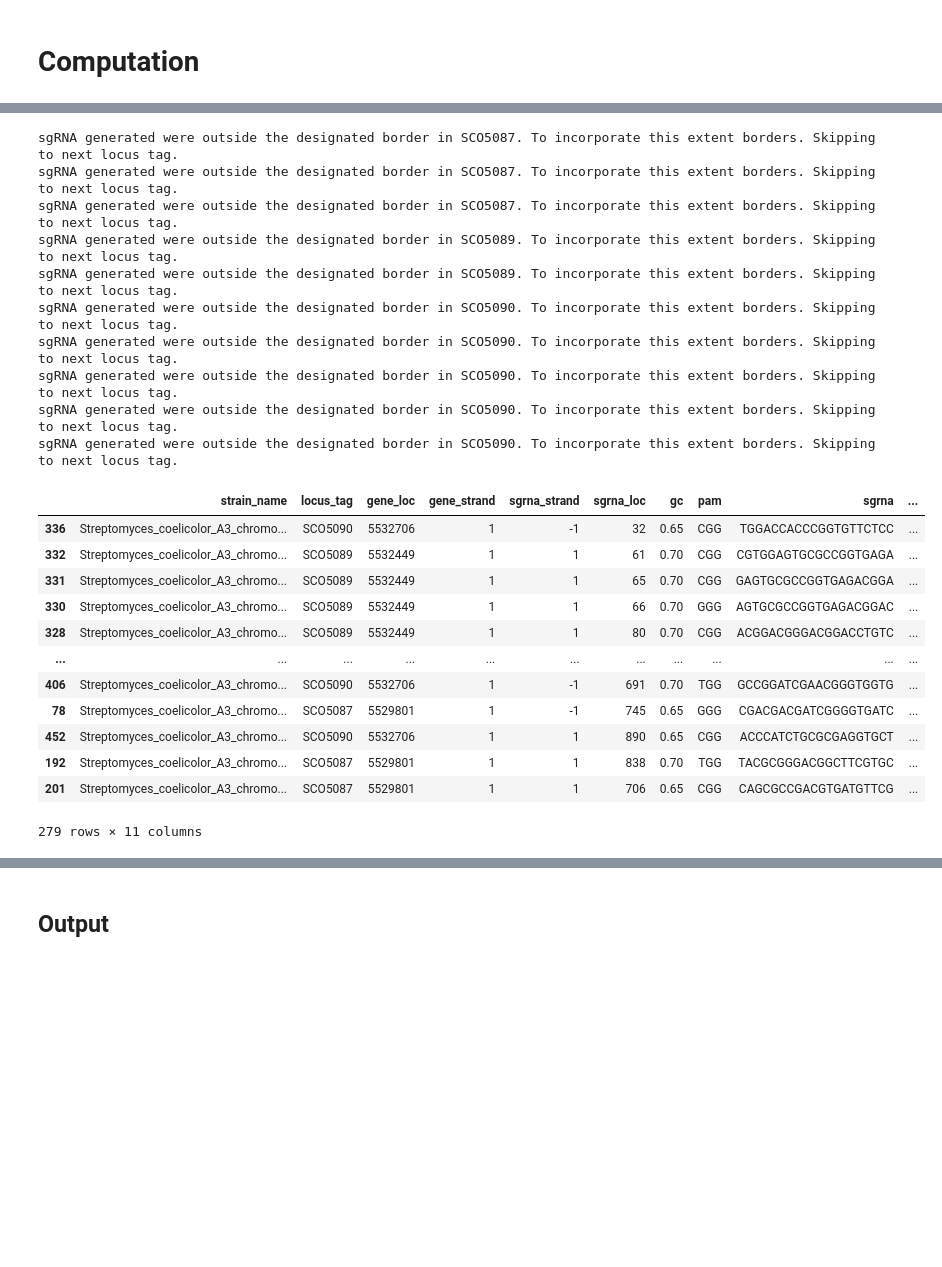
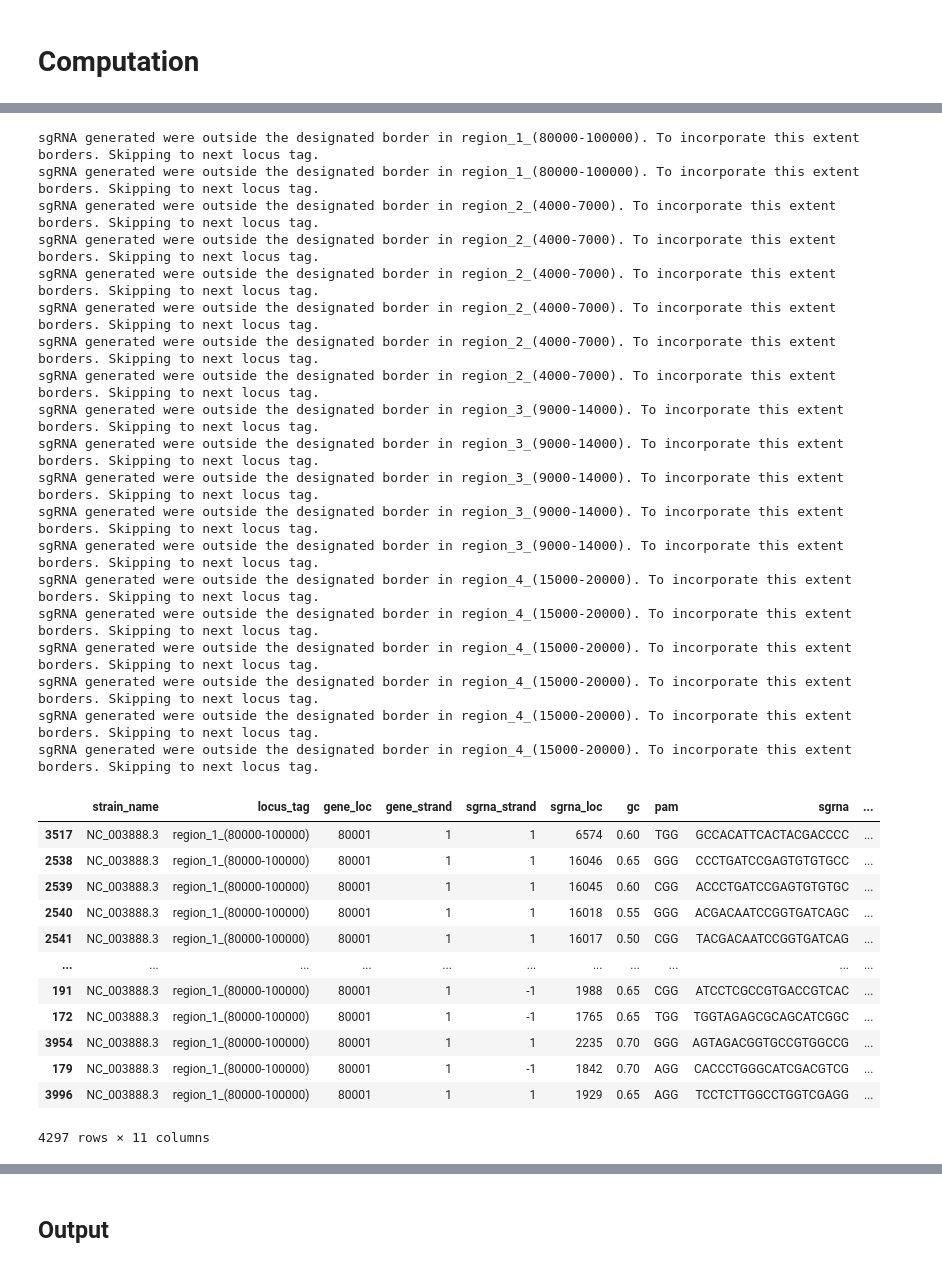
Before and after one commit to hiyama341/streptocad, a Jupyter notebook: notebooks/app_workflows/W5_CRISPR-cas9-inframe-deletion_random_sized_deletion.ipynb, the cells around one changed output, grey strips where cells are left out. Drawn from its saved outputs; the diff is of its cells as text; code cells hidden in the pictures; blank space fills up the shorter version.

Commit message:
wip: all workflows work now with optimized checking primer function.

```diff
--- a/notebooks/app_workflows/W5_CRISPR-cas9-inframe-deletion_random_sized_deletion.ipynb
+++ b/notebooks/app_workflows/W5_CRISPR-cas9-inframe-deletion_random_sized_deletion.ipynb
@@ -43,10 +47,11 @@ path_to_plasmid = '../../data/plasmids/pCRISPR–Cas9_plasmid_addgene.gbk'
 clean_plasmid = load_and_process_plasmid(path_to_plasmid)
 
 # 3 Choose genes to knock out (list)
-genes_to_KO = ['SCO5087', 'SCO5089', 'SCO5090']
+#genes_to_KO = ['SCO5087', 'SCO5089', 'SCO5090','SCO5091', 'SCO5092' ]
+genes_to_KO = ['80000-100000', '4000-7000', '9000-14000','15000-20000']
+
 
 #### Advanced settings ####
-
 # 4 Filtering metrics for sgRNAs
 gc_upper = 0.72
 gc_lower = 0.2
@@ -71,3 +76,12 @@ up_homology = Dseqrecord('CGGTTGGTAGGATCGACGGC')
 dw_homology = Dseqrecord('GTTTTAGAGCTAGAAATAGC')
 # %% [markdown]
 # Computation
+# %%
+target_dict, genes_to_KO, annotation_input = check_and_convert_input(genes_to_KO)
+
+print(annotation_input)
+if annotation_input == True:
+    genome = annotate_dseqrecord(genome, target_dict)
+
+
+len(genome.features)
@@ -74,42 +96,51 @@ dw_homology = Dseqrecord('GTTTTAGAGCTAGAAATAGC')
 # %%
 
 # Initialize SgRNAargs with desired parameters
-args = SgRNAargs(path_to_genome,
+args = SgRNAargs(genome,
                 genes_to_KO,
                 step=['find', 'filter'],
                 gc_upper = gc_upper,
                 gc_lower = gc_lower,
                 off_target_seed = off_target_seed,
                 off_target_upper = off_target_upper,
                 cas_type='cas9'
                 )
 
 sgrna_df = extract_sgRNAs(args)
 sgrna_df
 # %% [output]
-sgRNA generated were outside the designated border in SCO5087. To incorporate this extent borders. Skipping to next locus tag.
-sgRNA generated were outside the designated border in SCO5087. To incorporate this extent borders. Skipping to next locus tag.
-sgRNA generated were outside the designated border in SCO5087. To incorporate this extent borders. Skipping to next locus tag.
-sgRNA generated were outside the designated border in SCO5089. To incorporate this extent borders. Skipping to next locus tag.
-sgRNA generated were outside the designated border in SCO5089. To incorporate this extent borders. Skipping to next locus tag.
-sgRNA generated were outside the designated border in SCO5090. To incorporate this extent borders. Skipping to next locus tag.
-sgRNA generated were outside the designated border in SCO5090. To incorporate this extent borders. Skipping to next locus tag.
-sgRNA generated were outside the designated border in SCO5090. To incorporate this extent borders. Skipping to next locus tag.
-sgRNA generated were outside the designated border in SCO5090. To incorporate this extent borders. Skipping to next locus tag.
-sgRNA generated were outside the designated border in SCO5090. To incorporate this extent borders. Skipping to next locus tag.
+sgRNA generated were outside the designated border in region_1_(80000-100000). To incorporate this extent borders. Skipping to next locus tag.
+sgRNA generated were outside the designated border in region_1_(80000-100000). To incorporate this extent borders. Skipping to next locus tag.
+sgRNA generated were outside the designated border in region_2_(4000-7000). To incorporate this extent borders. Skipping to next locus tag.
+sgRNA generated were outside the designated border in region_2_(4000-7000). To incorporate this extent borders. Skipping to next locus tag.
+sgRNA generated were outside the designated border in region_2_(4000-7000). To incorporate this extent borders. Skipping to next locus tag.
+sgRNA generated were outside the designated border in region_2_(4000-7000). To incorporate this extent borders. Skipping to next locus tag.
+sgRNA generated were outside the designated border in region_2_(4000-7000). To incorporate this extent borders. Skipping to next locus tag.
+sgRNA generated were outside the designated border in region_2_(4000-7000). To incorporate this extent borders. Skipping to next locus tag.
+sgRNA generated were outside the designated border in region_3_(9000-14000). To incorporate this extent borders. Skipping to next locus tag.
+sgRNA generated were outside the designated border in region_3_(9000-14000). To incorporate this extent borders. Skipping to next locus tag.
+sgRNA generated were outside the designated border in region_3_(9000-14000). To incorporate this extent borders. Skipping to next locus tag.
+sgRNA generated were outside the designated border in region_3_(9000-14000). To incorporate this extent borders. Skipping to next locus tag.
+sgRNA generated were outside the designated border in region_3_(9000-14000). To incorporate this extent borders. Skipping to next locus tag.
+sgRNA generated were outside the designated border in region_4_(15000-20000). To incorporate this extent borders. Skipping to next locus tag.
+sgRNA generated were outside the designated border in region_4_(15000-20000). To incorporate this extent borders. Skipping to next locus tag.
+sgRNA generated were outside the designated border in region_4_(15000-20000). To incorporate this extent borders. Skipping to next locus tag.
+sgRNA generated were outside the designated border in region_4_(15000-20000). To incorporate this extent borders. Skipping to next locus tag.
+sgRNA generated were outside the designated border in region_4_(15000-20000). To incorporate this extent borders. Skipping to next locus tag.
+sgRNA generated were outside the designated border in region_4_(15000-20000). To incorporate this extent borders. Skipping to next locus tag.
 |  | strain_name | locus_tag | gene_loc | gene_strand | sgrna_strand | sgrna_loc | gc | pam | sgrna | ... |
-| 336 | Streptomyces_coelicolor_A3_chromo... | SCO5090 | 5532706 | 1 | -1 | 32 | 0.65 | CGG | TGGACCACCCGGTGTTCTCC | ... |
-| 332 | Streptomyces_coelicolor_A3_chromo... | SCO5089 | 5532449 | 1 | 1 | 61 | 0.70 | CGG | CGTGGAGTGCGCCGGTGAGA | ... |
-| 331 | Streptomyces_coelicolor_A3_chromo... | SCO5089 | 5532449 | 1 | 1 | 65 | 0.70 | CGG | GAGTGCGCCGGTGAGACGGA | ... |
-| 330 | Streptomyces_coelicolor_A3_chromo... | SCO5089 | 5532449 | 1 | 1 | 66 | 0.70 | GGG | AGTGCGCCGGTGAGACGGAC | ... |
-| 328 | Streptomyces_coelicolor_A3_chromo... | SCO5089 | 5532449 | 1 | 1 | 80 | 0.70 | CGG | ACGGACGGGACGGACCTGTC | ... |
+| 3517 | NC_003888.3 | region_1_(80000-100000) | 80001 | 1 | 1 | 6574 | 0.60 | TGG | GCCACATTCACTACGACCCC | ... |
+| 2538 | NC_003888.3 | region_1_(80000-100000) | 80001 | 1 | 1 | 16046 | 0.65 | GGG | CCCTGATCCGAGTGTGTGCC | ... |
+| 2539 | NC_003888.3 | region_1_(80000-100000) | 80001 | 1 | 1 | 16045 | 0.60 | CGG | ACCCTGATCCGAGTGTGTGC | ... |
+| 2540 | NC_003888.3 | region_1_(80000-100000) | 80001 | 1 | 1 | 16018 | 0.55 | GGG | ACGACAATCCGGTGATCAGC | ... |
+| 2541 | NC_003888.3 | region_1_(80000-100000) | 80001 | 1 | 1 | 16017 | 0.50 | CGG | TACGACAATCCGGTGATCAG | ... |
 | ... | ... | ... | ... | ... | ... | ... | ... | ... | ... | ... |
-| 406 | Streptomyces_coelicolor_A3_chromo... | SCO5090 | 5532706 | 1 | -1 | 691 | 0.70 | TGG | GCCGGATCGAACGGGTGGTG | ... |
-| 78 | Streptomyces_coelicolor_A3_chromo... | SCO5087 | 5529801 | 1 | -1 | 745 | 0.65 | GGG | CGACGACGATCGGGGTGATC | ... |
-| 452 | Streptomyces_coelicolor_A3_chromo... | SCO5090 | 5532706 | 1 | 1 | 890 | 0.65 | CGG | ACCCATCTGCGCGAGGTGCT | ... |
-| 192 | Streptomyces_coelicolor_A3_chromo... | SCO5087 | 5529801 | 1 | 1 | 838 | 0.70 | TGG | TACGCGGGACGGCTTCGTGC | ... |
-| 201 | Streptomyces_coelicolor_A3_chromo... | SCO5087 | 5529801 | 1 | 1 | 706 | 0.65 | CGG | CAGCGCCGACGTGATGTTCG | ... |
+| 191 | NC_003888.3 | region_1_(80000-100000) | 80001 | 1 | -1 | 1988 | 0.65 | CGG | ATCCTCGCCGTGACCGTCAC | ... |
+| 172 | NC_003888.3 | region_1_(80000-100000) | 80001 | 1 | -1 | 1765 | 0.65 | TGG | TGGTAGAGCGCAGCATCGGC | ... |
+| 3954 | NC_003888.3 | region_1_(80000-100000) | 80001 | 1 | 1 | 2235 | 0.70 | GGG | AGTAGACGGTGCCGTGGCCG | ... |
+| 179 | NC_003888.3 | region_1_(80000-100000) | 80001 | 1 | -1 | 1842 | 0.70 | AGG | CACCCTGGGCATCGACGTCG | ... |
+| 3996 | NC_003888.3 | region_1_(80000-100000) | 80001 | 1 | 1 | 1929 | 0.65 | AGG | TCCTCTTGGCCTGGTCGAGG | ... |
-279 rows × 11 columns
+4297 rows × 11 columns
 # %%
 # Filter the DataFrame to retain only up to 5 sgRNA sequences per locus_tag
 filtered_df = sgrna_df.groupby('locus_tag').head(number_of_sgRNAs_per_group)
```
Also changed, not shown: parts of 12 cells of this notebook, 3 other files.
